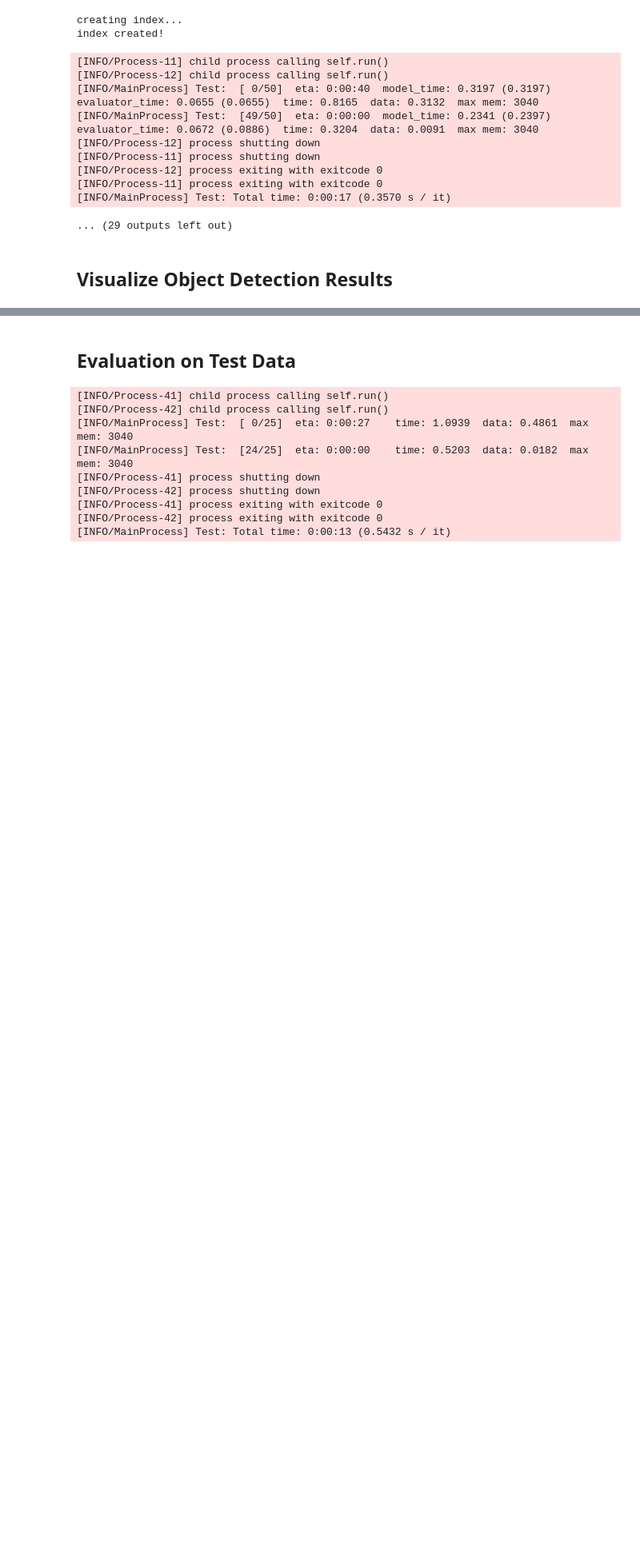
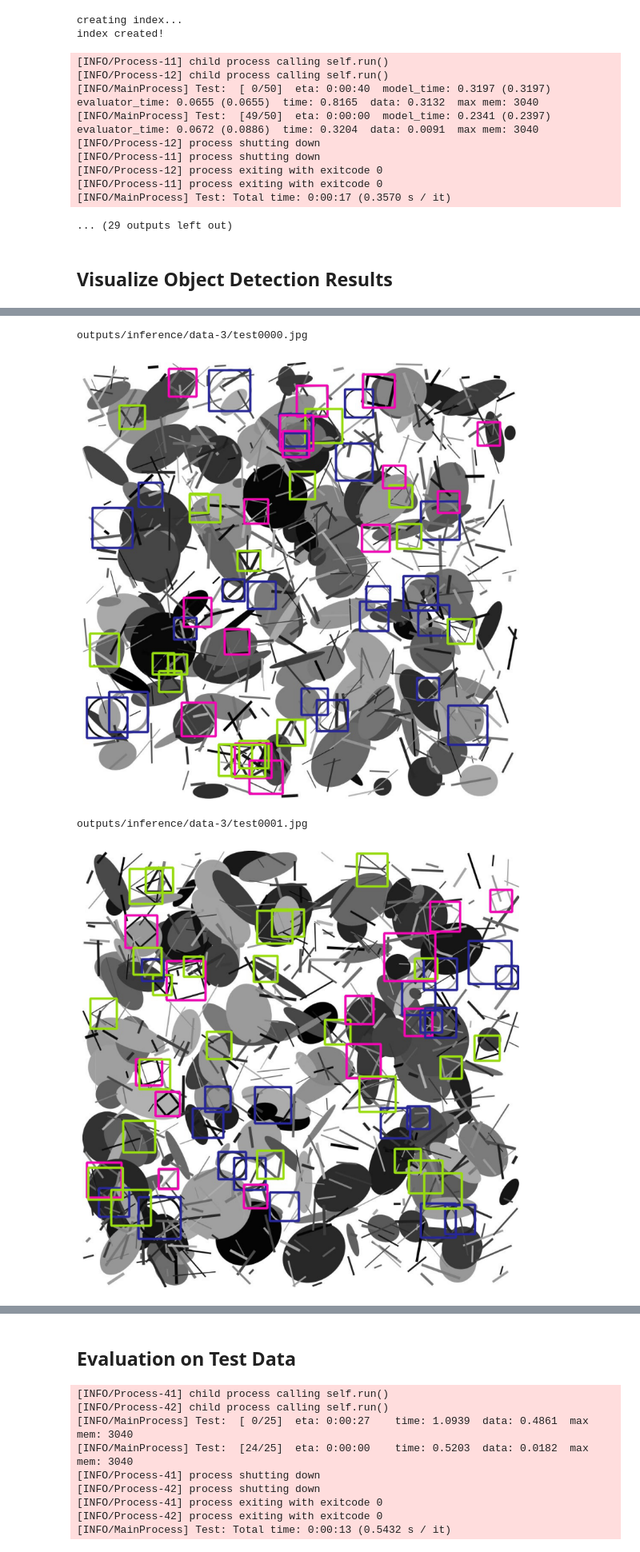
Before and after one commit to jkcas22/shape-recognition, a Jupyter notebook: faster_rcnn_training-3.ipynb, the cells around one changed output, grey strips where cells are left out. Shown at 80% size. Saved outputs shown, nothing was run; the diff lists cells and outputs as text; code cells hidden in the pictures; blank space fills up the shorter version.

Commit message:
show image names and show bigger plot

```diff
--- a/faster_rcnn_training-3.ipynb
+++ b/faster_rcnn_training-3.ipynb
@@ -144,0 +150,18 @@ Output hidden; open in https://colab.research.google.com to view.
+# %%
+#show results
+
+path = 'outputs/inference/data-3'
+for i in range(4):
+  file = f"{path}/test{i:04d}.jpg"
+  print(file)
+  image = plt.imread(file)
+  plt.figure(figsize=(10,10))
+  plt.imshow(image)
+  plt.axis('off')
+  plt.show()
+  print('\n')
+# %% [output]
+outputs/inference/data-3/test0000.jpg
+[figure, added]
+outputs/inference/data-3/test0001.jpg
+[figure, added]
```
Also changed, not shown: parts of 3 cells of this notebook, 5 other files.
